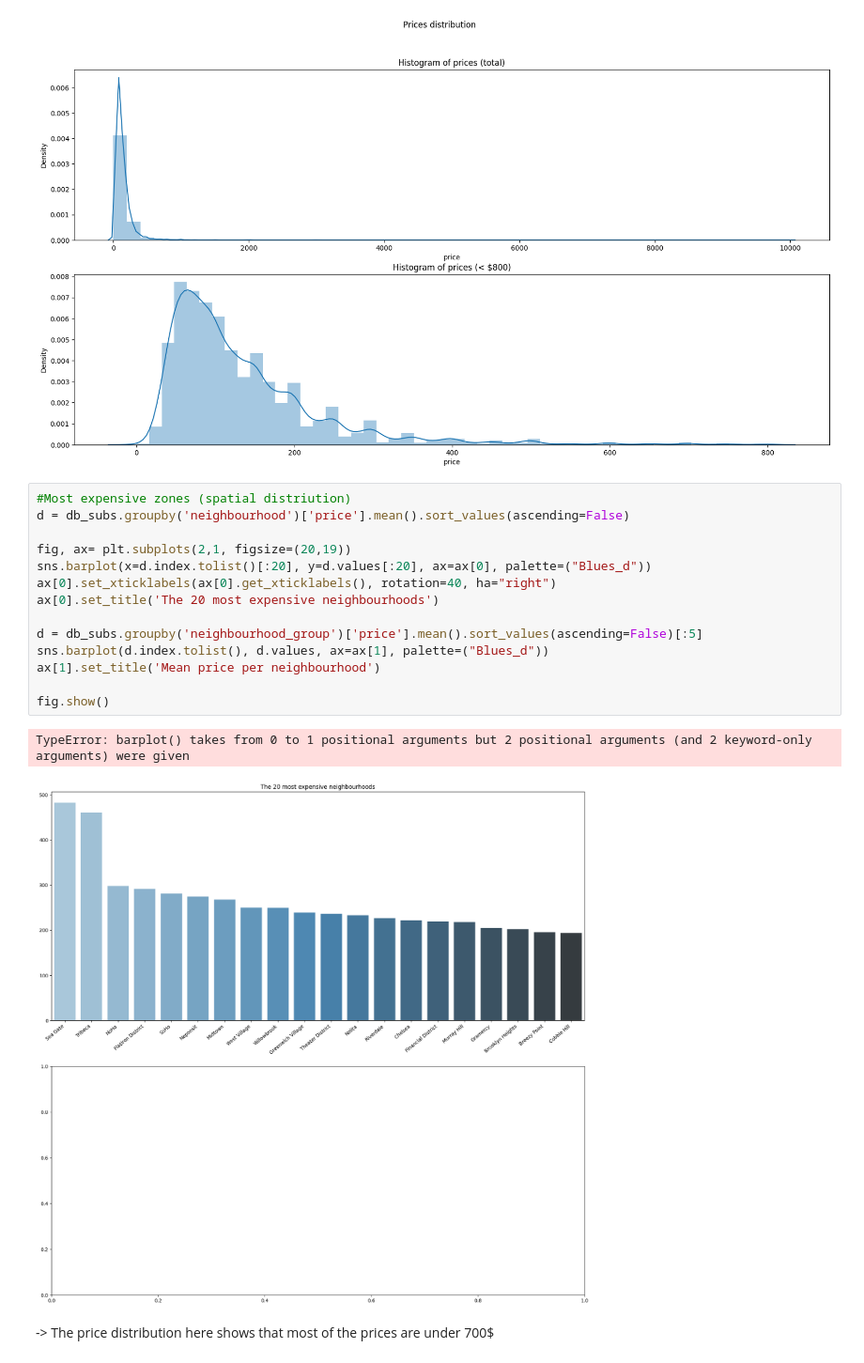
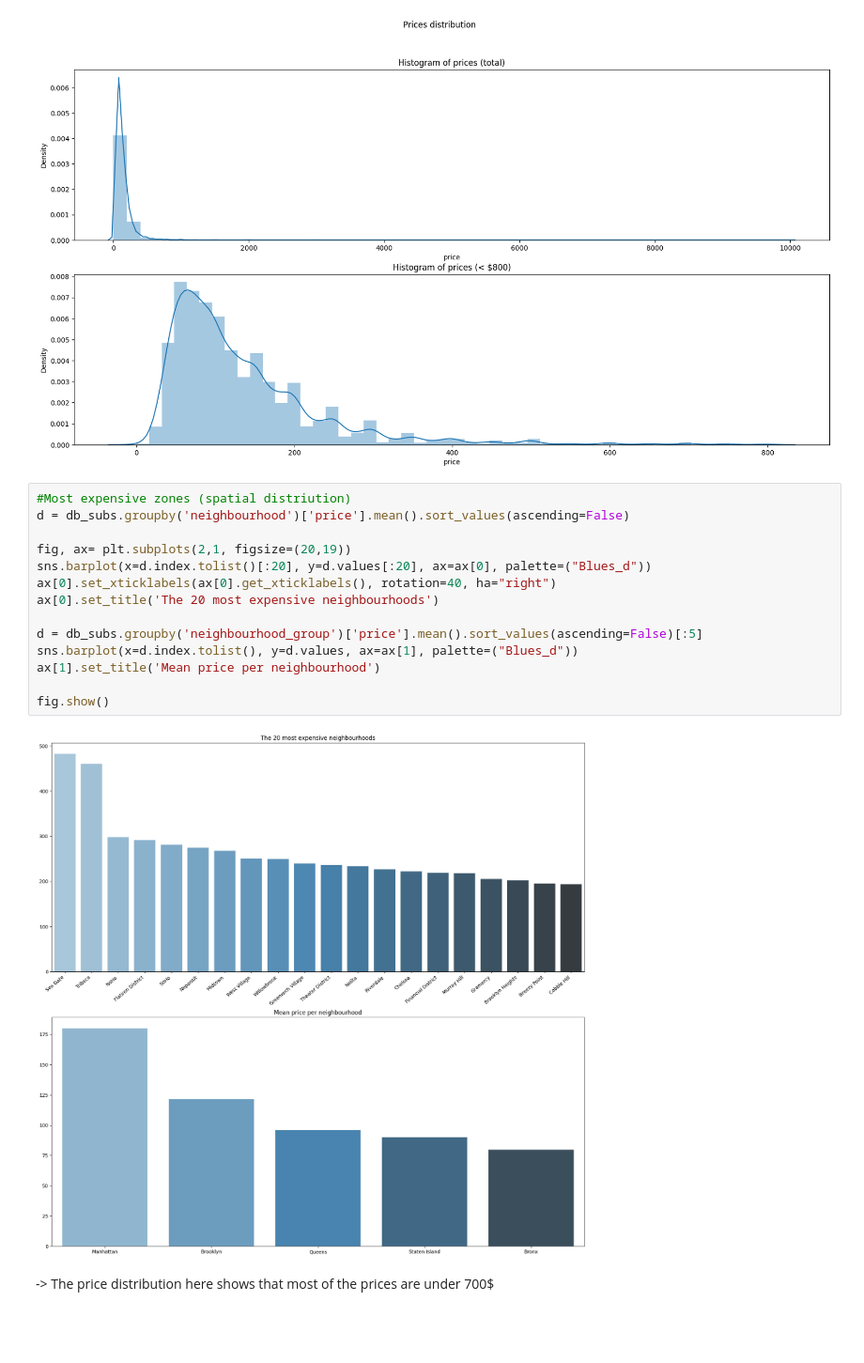
Before and after one commit to Cyrine-afk/Airbnb-Rooms, a Jupyter notebook: Notebook.ipynb, the cells around one changed output. Shown at 94% size. Cells and saved outputs as stored; diff of their text form; blank space fills up the shorter version.

```diff
--- a/Notebook.ipynb
+++ b/Notebook.ipynb
@@ -128,20 +134,19 @@ https://gist.github.com/mwaskom/de44147ed2974457ad6372750bbe5751
 # %%
 #Most expensive zones (spatial distriution)
 d = db_subs.groupby('neighbourhood')['price'].mean().sort_values(ascending=False)
 
 fig, ax= plt.subplots(2,1, figsize=(20,19))
 sns.barplot(x=d.index.tolist()[:20], y=d.values[:20], ax=ax[0], palette=("Blues_d"))
 ax[0].set_xticklabels(ax[0].get_xticklabels(), rotation=40, ha="right")
 ax[0].set_title('The 20 most expensive neighbourhoods')
 
 d = db_subs.groupby('neighbourhood_group')['price'].mean().sort_values(ascending=False)[:5]
-sns.barplot(d.index.tolist(), d.values, ax=ax[1], palette=("Blues_d"))
+sns.barplot(x=d.index.tolist(), y=d.values, ax=ax[1], palette=("Blues_d"))
 ax[1].set_title('Mean price per neighbourhood')
 
 fig.show()
 # %% [output]
-TypeError: barplot() takes from 0 to 1 positional arguments but 2 positional arguments (and 2 keyword-only arguments) were given
-[figure, old version]
+[figure, new version]
 # %% [markdown]
 -> The price distribution here shows that most of the prices are under 700$
 # %% [markdown]
```
Also changed, not shown: parts of 8 cells of this notebook.
